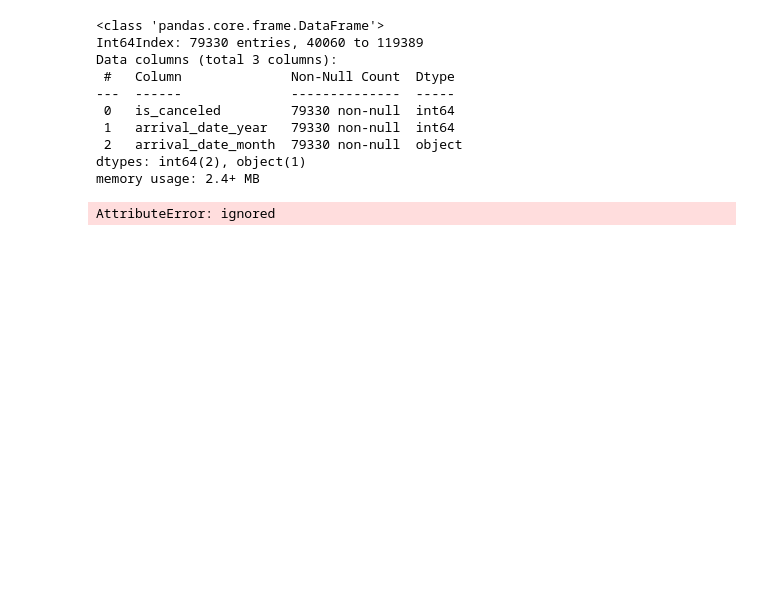
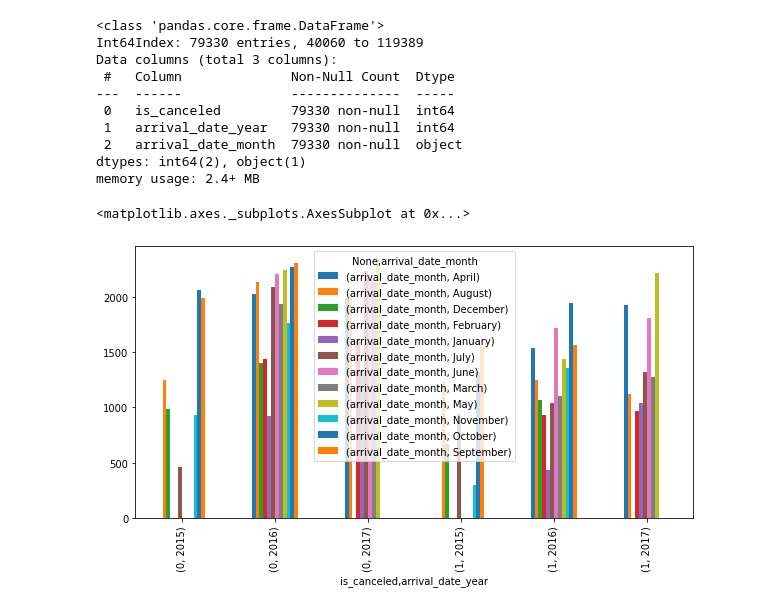
Before and after one commit to guptaprateek98/capstone_hotel, a Jupyter notebook: Copy_Hotel_Booking_Analysis_Capstone_Project.ipynb, the cells around one changed output. Drawn from its saved outputs; the diff is of its cells as text; code cells hidden in the pictures; blank space fills up the shorter version.

```diff
--- a/Copy_Hotel_Booking_Analysis_Capstone_Project.ipynb
+++ b/Copy_Hotel_Booking_Analysis_Capstone_Project.ipynb
@@ -64,9 +70,11 @@ memory usage: 2.4+ MB
 # %%
 totalcity = total_city.groupby(['is_canceled','arrival_date_year','arrival_date_month']).agg({'arrival_date_month': 'count'}).unstack()
 # %%
-totalcity.rcParams['figure.figsize'] = (10,20)
+#plt.figure(figsize=(20,15))
+plt.rcParams['figure.figsize'] = (10, 5)
 totalcity.plot.bar()
 # %% [output]
-AttributeError: ignored
+<matplotlib.axes._subplots.AxesSubplot at 0x...>
+[figure, added]
 # %%
 total_resort.count()
```
Also changed, not shown: parts of 14 cells of this notebook.
